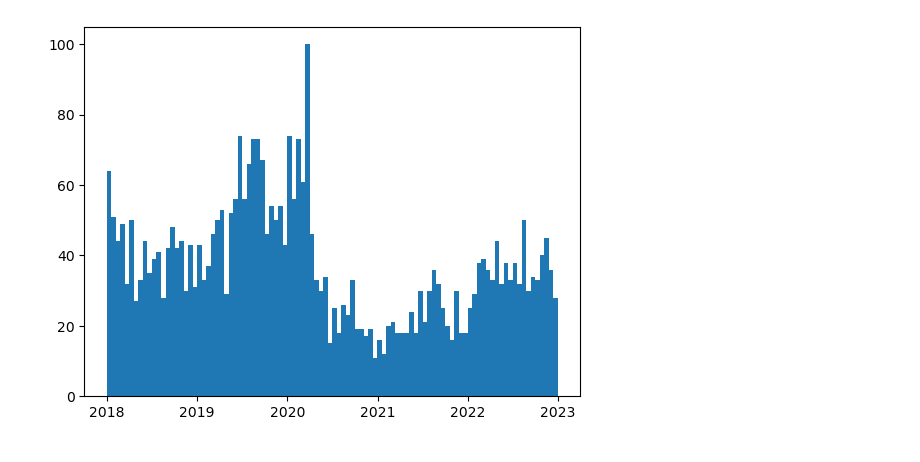
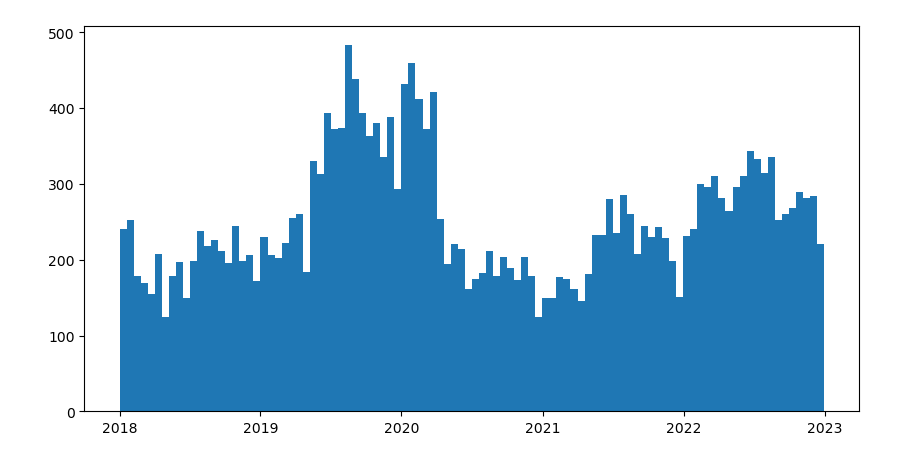
Before and after one commit to sabeyta7/prop22, a Jupyter notebook: Reviews/cleaning.ipynb, the cells around one changed output. Saved outputs shown, nothing was run; the diff lists cells and outputs as text; code cells hidden in the pictures.

```diff
--- a/Reviews/cleaning.ipynb
+++ b/Reviews/cleaning.ipynb
@@ -2,14 +2,3 @@
 import pandas as pd
 import numpy as np
 import matplotlib.pyplot as plt
-# %%
-def clean_location(x):
-    x = str(x).lower().strip()
-    x = x.replace("  ", " ").replace(".", "").replace(",", "")
-    if ("ca " in x) or (" ca" in x) or ("california" in x) or ("calif" in x):
-        return "ca"
-    return x
-def clean_company(x):
-    if "uber" in x:
-        return "uber"
-    return x
@@ -16,7 +50,7 @@ def clean_company(x):
 # %%
 paths = ["indeed_uber_reviews.csv", "indeed_Uber-Drivers_reviews.csv",
          "indeed_Ubereats_reviews.csv", "indeed_Lyft_reviews.csv", "indeed_Instacart_reviews.csv",
-         "indeed_Grubhub_reviews.csv", "indeed_Doordash_reviews.csv"]
+         "indeed_Grubhub_reviews.csv", "indeed_Doordash_reviews.csv", "indeed_Postmates_reviews.csv"]
 dataframes = []
 for path in paths:
     _df = pd.read_csv(path)
@@ -26,16 +60,9 @@ for path in paths:
 df = pd.concat(dataframes).drop_duplicates().set_index("id").drop(["url", "language"], axis=1)
 
 df["datetime"] = pd.to_datetime(df["datetime"])
-# create year and month columns
 df['year'] = df['datetime'].dt.year
 df['month'] = df['datetime'].dt.month
 df["state"] = df["state"].apply(clean_location)
 df["company"] = df["company"].apply(clean_company)
+df["is_driver"] = df["reviewer"].apply(is_driver)
 df = df[ (df["year"] > 2017) & (df["year"] < 2023)]
-# %%
-state_filter = ["ca", "san francisco", "nuevo león", "san jose", "san diego", "fresno",
-                "southern calif", "sacramento", "los angeles", "san francisco bay area", "bay area",
-                "san diego", "orange county", "paso robles", "glendale"] # we want to pick reviews that have either of these in the "state" column
-
-df = df[df["state"].isin(state_filter)] # filter out reviews that don't have any of the above in the "state" column
-df.to_csv("indeed_reviews_ca.csv", index=True)
@@ -42,6 +77,6 @@ df.to_csv("indeed_reviews_ca.csv", index=True)
 # %%
-df.to_csv("indeed_reviews.csv")
+fig = plt.figure(figsize=(10, 5))
 plt.hist(df["datetime"], bins=100)
 plt.show()
 # %% [output]
-[figure, old version]
+[figure, new version]
```
Also changed, not shown: parts of 6 cells of this notebook, 1 other file.
